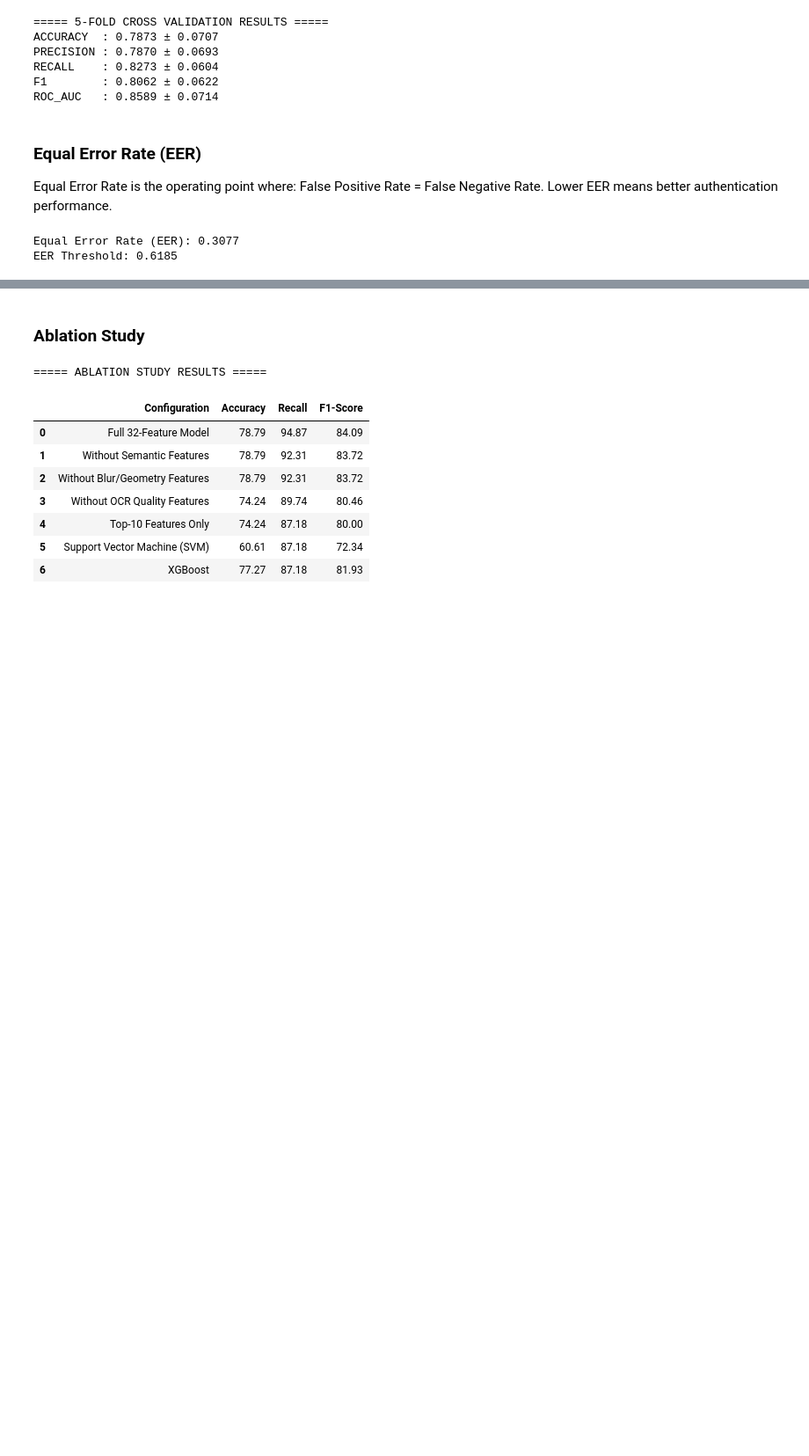
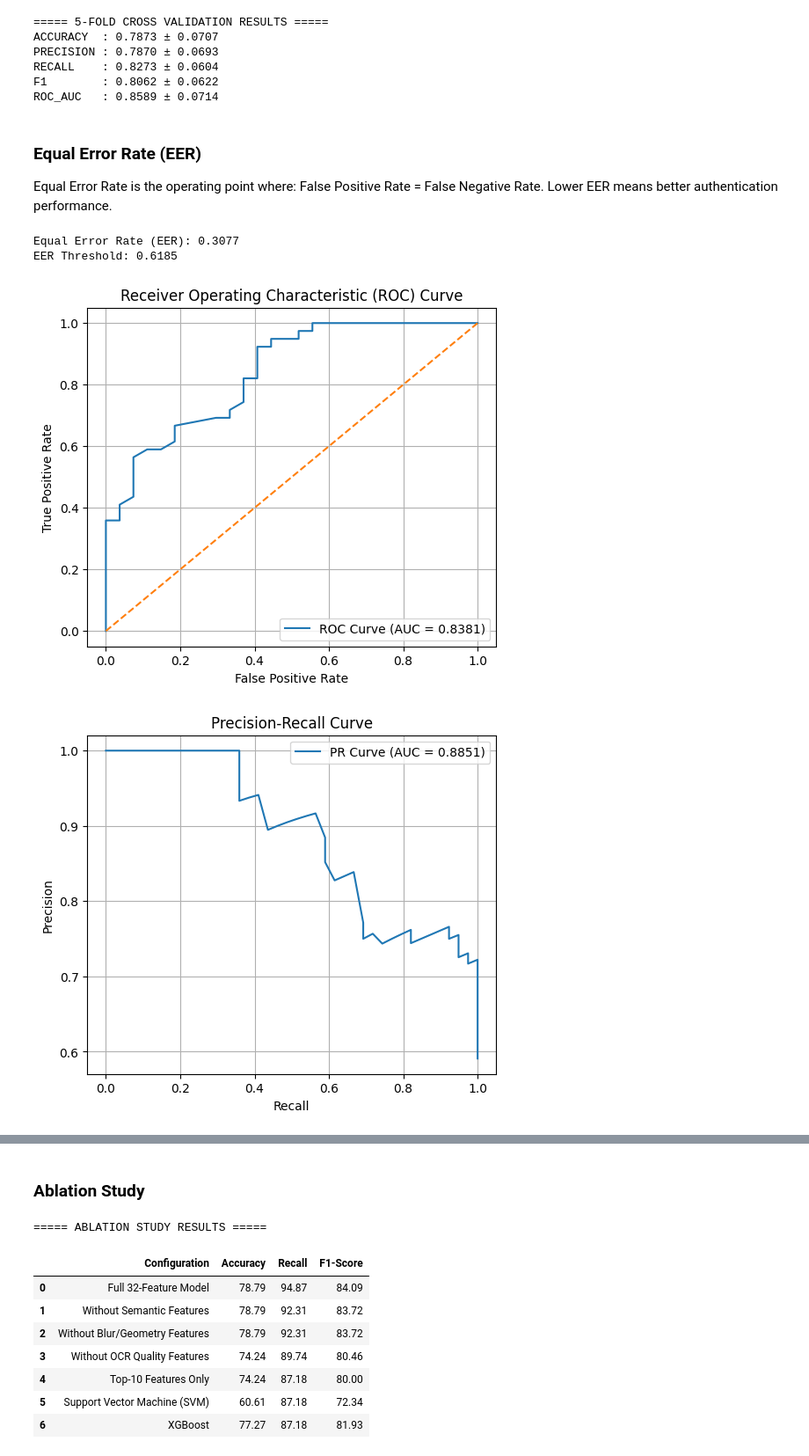
Before and after one commit to hylim12/ai-document-authentication-system, a Jupyter notebook: ml_model_training.ipynb, the cells around one changed output, grey strips where cells are left out. Shown at 88% size. Cells and saved outputs as stored; diff of their text form; code cells hidden in the pictures; blank space fills up the shorter version.

```diff
--- a/ml_model_training.ipynb
+++ b/ml_model_training.ipynb
@@ -879,3 +879,81 @@ print(f"EER Threshold: {eer_threshold:.4f}")
 # %% [output]
 Equal Error Rate (EER): 0.3077
 EER Threshold: 0.6185
+# %%
+# =========================
+# ROC / PR / DET CURVES
+# =========================
+
+from sklearn.metrics import (
+    roc_curve,
+    precision_recall_curve,
+    det_curve,
+    auc
+)
+
+# ---------------------------------
+# ROC CURVE
+# ---------------------------------
+
+fpr, tpr, _ = roc_curve(y_test, y_prob)
+roc_auc = auc(fpr, tpr)
+
+plt.figure(figsize=(6, 5))
+
+plt.plot(fpr, tpr, label=f"ROC Curve (AUC = {roc_auc:.4f})")
+plt.plot([0, 1], [0, 1], linestyle="--")
+
+plt.xlabel("False Positive Rate")
+plt.ylabel("True Positive Rate")
+plt.title("Receiver Operating Characteristic (ROC) Curve")
+plt.legend()
+
+plt.grid(True)
+plt.show()
+
+# ---------------------------------
+# PRECISION-RECALL CURVE
+# ---------------------------------
+
+precision_curve, recall_curve, _ = precision_recall_curve(
+    y_test,
+    y_prob
+)
+
+pr_auc = auc(recall_curve, precision_curve)
+
+plt.figure(figsize=(6, 5))
+
+plt.plot(
+    recall_curve,
+    precision_curve,
+    label=f"PR Curve (AUC = {pr_auc:.4f})"
+)
+
+plt.xlabel("Recall")
+plt.ylabel("Precision")
+plt.title("Precision-Recall Curve")
+plt.legend()
+
+plt.grid(True)
+plt.show()
+
+# ---------------------------------
+# DET CURVE
+# ---------------------------------
+
+fpr_det, fnr_det, _ = det_curve(y_test, y_prob)
+
+plt.figure(figsize=(6, 5))
+
+plt.plot(fpr_det, fnr_det)
+
+plt.xlabel("False Positive Rate")
+plt.ylabel("False Negative Rate")
+plt.title("Detection Error Tradeoff (DET) Curve")
+
+plt.grid(True)
+plt.show()
+# %% [output]
+[figure, added]
+[figure, added]
```
Also changed, not shown: parts of 1 cell of this notebook.
